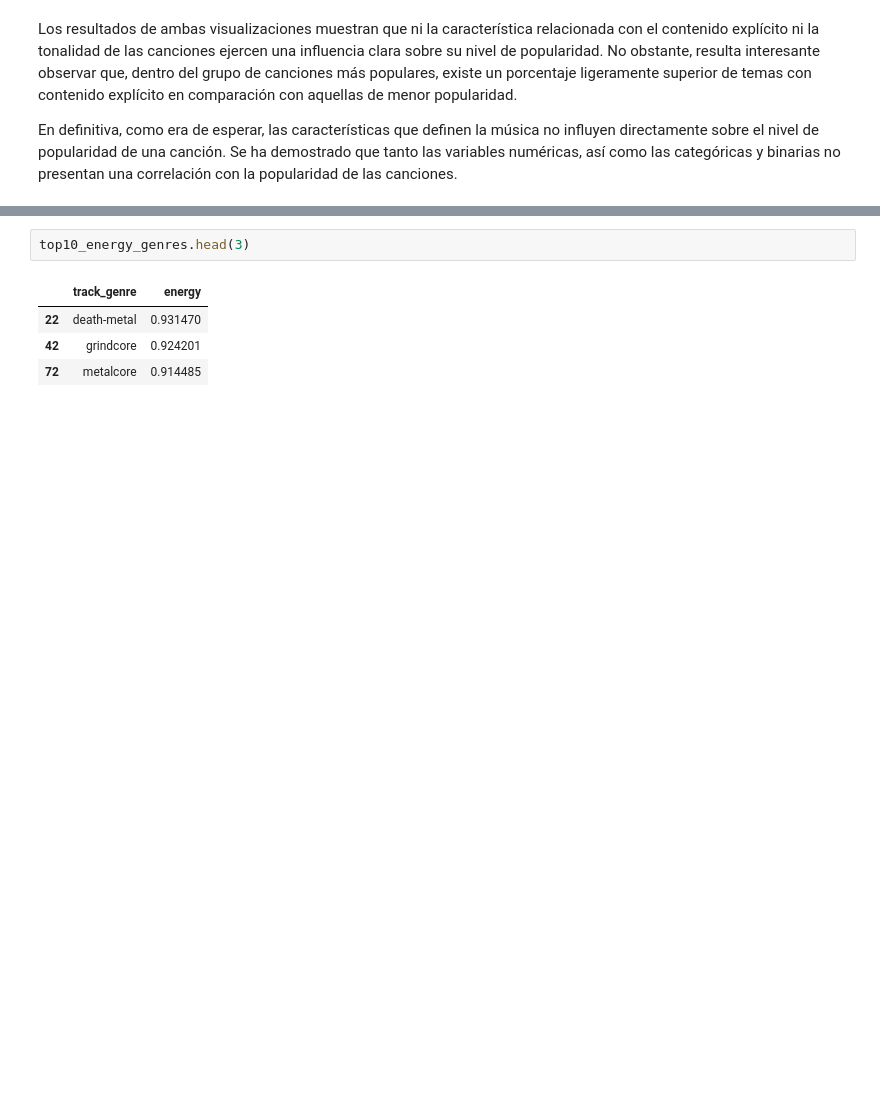
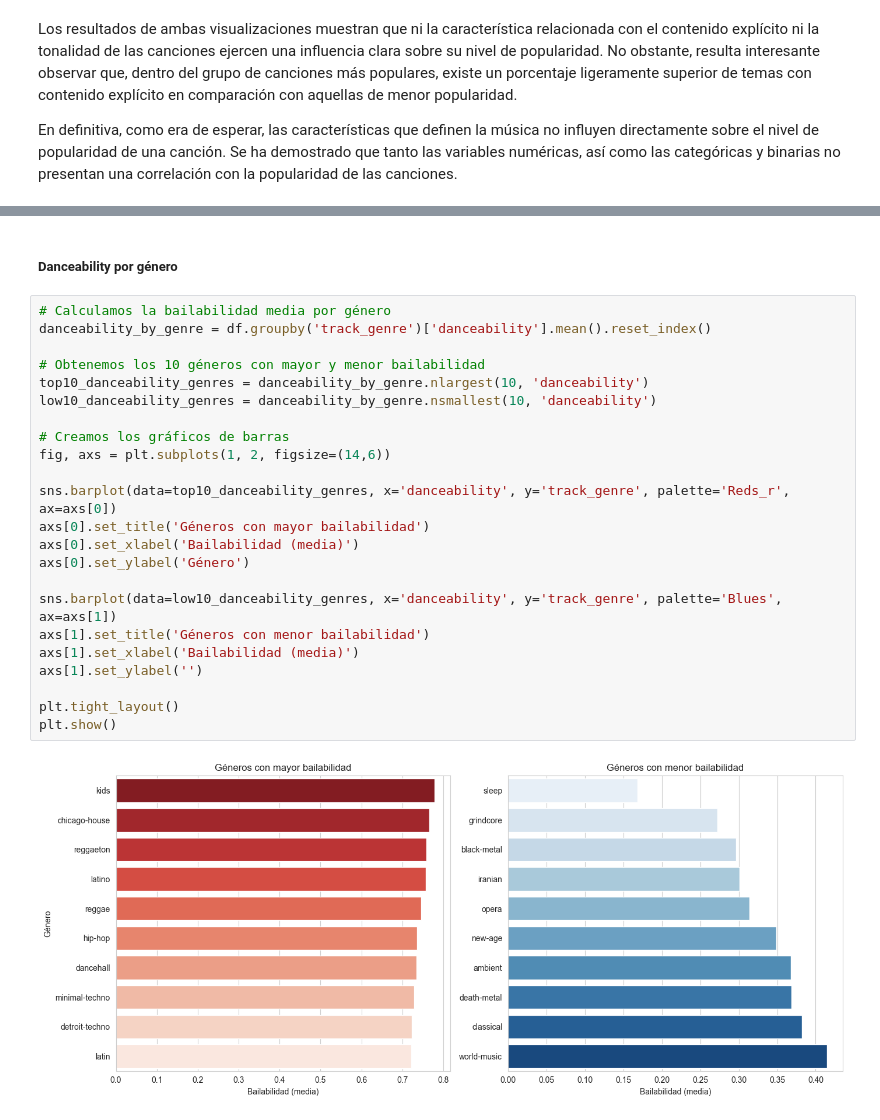
Before and after one commit to marcfpereirauoc/TFG, a Jupyter notebook: 01_exploracion.ipynb, the cells around one changed output, grey strips where cells are left out. Cells and saved outputs as stored; diff of their text form; blank space fills up the shorter version.

Commit message:
Análisis por género

```diff
--- a/01_exploracion.ipynb
+++ b/01_exploracion.ipynb
@@ -625,7 +628,27 @@ plt.show()
-# %%
-top10_energy_genres.head(3)
-# %% [output]
-|  | track_genre | energy |
-| 22 | death-metal | 0.931470 |
-| 42 | grindcore | 0.924201 |
-| 72 | metalcore | 0.914485 |
+# %% [markdown]
+##### Danceability por género
+# %%
+# Calculamos la bailabilidad media por género
+danceability_by_genre = df.groupby('track_genre')['danceability'].mean().reset_index()
+
+# Obtenemos los 10 géneros con mayor y menor bailabilidad
+top10_danceability_genres = danceability_by_genre.nlargest(10, 'danceability')
+low10_danceability_genres = danceability_by_genre.nsmallest(10, 'danceability')
+
+# Creamos los gráficos de barras
+fig, axs = plt.subplots(1, 2, figsize=(14,6))
+
+sns.barplot(data=top10_danceability_genres, x='danceability', y='track_genre', palette='Reds_r', ax=axs[0])
+axs[0].set_title('Géneros con mayor bailabilidad')
+axs[0].set_xlabel('Bailabilidad (media)')
+axs[0].set_ylabel('Género')
+
+sns.barplot(data=low10_danceability_genres, x='danceability', y='track_genre', palette='Blues', ax=axs[1])
+axs[1].set_title('Géneros con menor bailabilidad')
+axs[1].set_xlabel('Bailabilidad (media)')
+axs[1].set_ylabel('')
+
+plt.tight_layout()
+plt.show()
+# %% [output]
+[figure, added]
```
Also changed, not shown: parts of 16 cells of this notebook.
